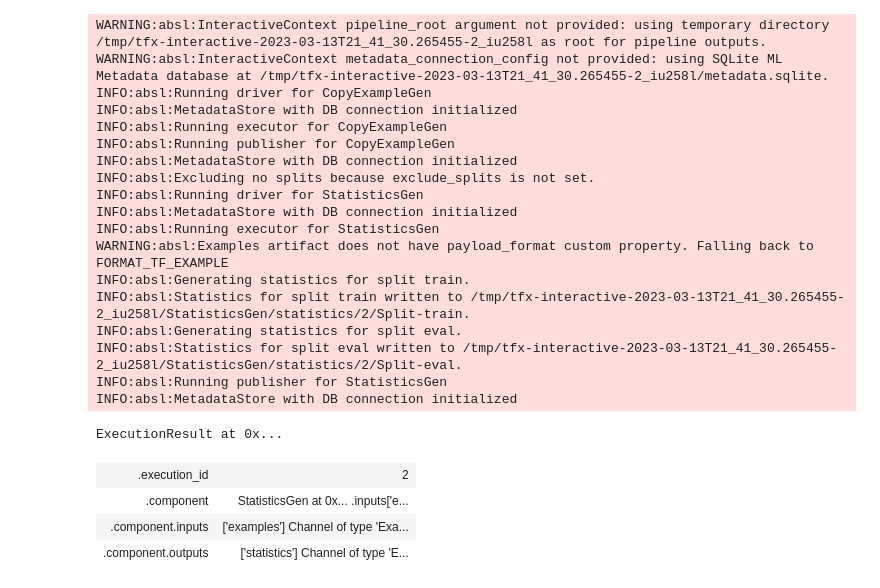
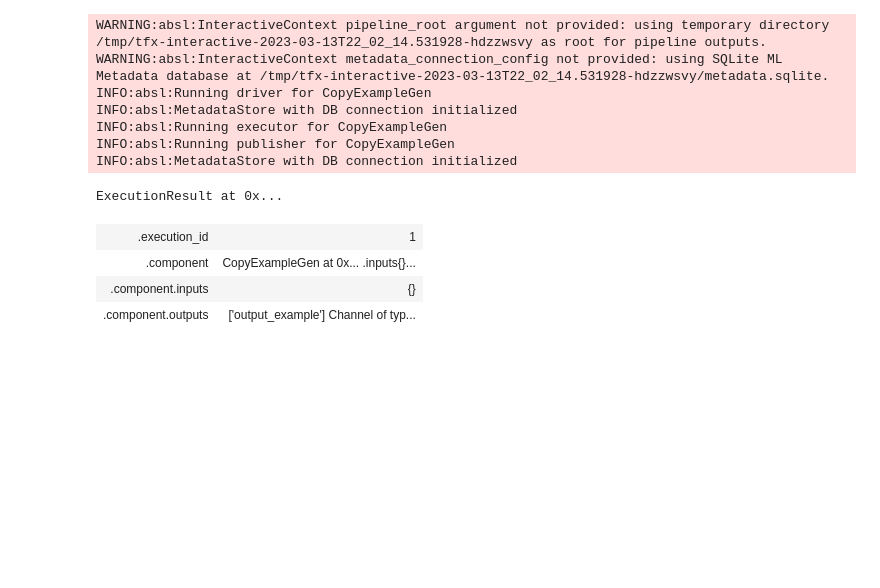
Before and after one commit to alxndrnh/tfx-addons, a Jupyter notebook: examples/copy_tfrecords/copy_tfrecords.ipynb, the cells around one changed output. Drawn from its saved outputs; the diff is of its cells as text; code cells hidden in the pictures; blank space fills up the shorter version.

```diff
--- a/examples/copy_tfrecords/copy_tfrecords.ipynb
+++ b/examples/copy_tfrecords/copy_tfrecords.ipynb
@@ -300,46 +270,38 @@ def CopyExampleGen(
 # %%
 from typing import Dict
 from tfx.orchestration.experimental.interactive.interactive_context import InteractiveContext
 
 """Prepare variables"""
 context=InteractiveContext()
 tfrecords_dict: Dict[str, str]={
     "train":TFRECORDS_TRAIN_DATA_PATH,
     "eval":TFRECORDS_EVAL_DATA_PATH
   }
 
+# example_gen=tfx.components.CsvExampleGen(input_base='./data/data.csv')
+
+# context.run(example_gen)
 
 """Call CopyExampleGen Component"""
 copy_examples=CopyExampleGen(input_dict=tfrecords_dict)
 
 context.run(copy_examples)
 
 
-"""Call StatisticsGen Component"""
-statistics_gen=tfx.components.StatisticsGen(examples=copy_examples.outputs['output_example'])
+# """Call StatisticsGen Component"""
+# statistics_gen=tfx.components.StatisticsGen(examples=copy_examples.outputs['output_example'])
 
-context.run(statistics_gen)
+# context.run(statistics_gen)
 # %% [output]
-WARNING:absl:InteractiveContext pipeline_root argument not provided: using temporary directory /tmp/tfx-interactive-2023-03-13T21_41_30.265455-2_iu258l as root for pipeline outputs.
-WARNING:absl:InteractiveContext metadata_connection_config not provided: using SQLite ML Metadata database at /tmp/tfx-interactive-2023-03-13T21_41_30.265455-2_iu258l/metadata.sqlite.
+WARNING:absl:InteractiveContext pipeline_root argument not provided: using temporary directory /tmp/tfx-interactive-2023-03-13T22_02_14.531928-hdzzwsvy as root for pipeline outputs.
+WARNING:absl:InteractiveContext metadata_connection_config not provided: using SQLite ML Metadata database at /tmp/tfx-interactive-2023-03-13T22_02_14.531928-hdzzwsvy/metadata.sqlite.
 INFO:absl:Running driver for CopyExampleGen
 INFO:absl:MetadataStore with DB connection initialized
 INFO:absl:Running executor for CopyExampleGen
 INFO:absl:Running publisher for CopyExampleGen
 INFO:absl:MetadataStore with DB connection initialized
-INFO:absl:Excluding no splits because exclude_splits is not set.
-INFO:absl:Running driver for StatisticsGen
-INFO:absl:MetadataStore with DB connection initialized
-INFO:absl:Running executor for StatisticsGen
-WARNING:absl:Examples artifact does not have payload_format custom property. Falling back to FORMAT_TF_EXAMPLE
-INFO:absl:Generating statistics for split train.
-INFO:absl:Statistics for split train written to /tmp/tfx-interactive-2023-03-13T21_41_30.265455-2_iu258l/StatisticsGen/statistics/2/Split-train.
-INFO:absl:Generating statistics for split eval.
-INFO:absl:Statistics for split eval written to /tmp/tfx-interactive-2023-03-13T21_41_30.265455-2_iu258l/StatisticsGen/statistics/2/Split-eval.
-INFO:absl:Running publisher for StatisticsGen
-INFO:absl:MetadataStore with DB connection initialized
 ExecutionResult at 0x...
-| .execution_id | 2 |
-| .component | StatisticsGen at 0x... .inputs['e... |
-| .component.inputs | ['examples'] Channel of type 'Exa... |
-| .component.outputs | ['statistics'] Channel of type 'E... |
+| .execution_id | 1 |
+| .component | CopyExampleGen at 0x... .inputs{}... |
+| .component.inputs | {} |
+| .component.outputs | ['output_example'] Channel of typ... |
```
Also changed, not shown: parts of 5 cells of this notebook, 7 other files.
